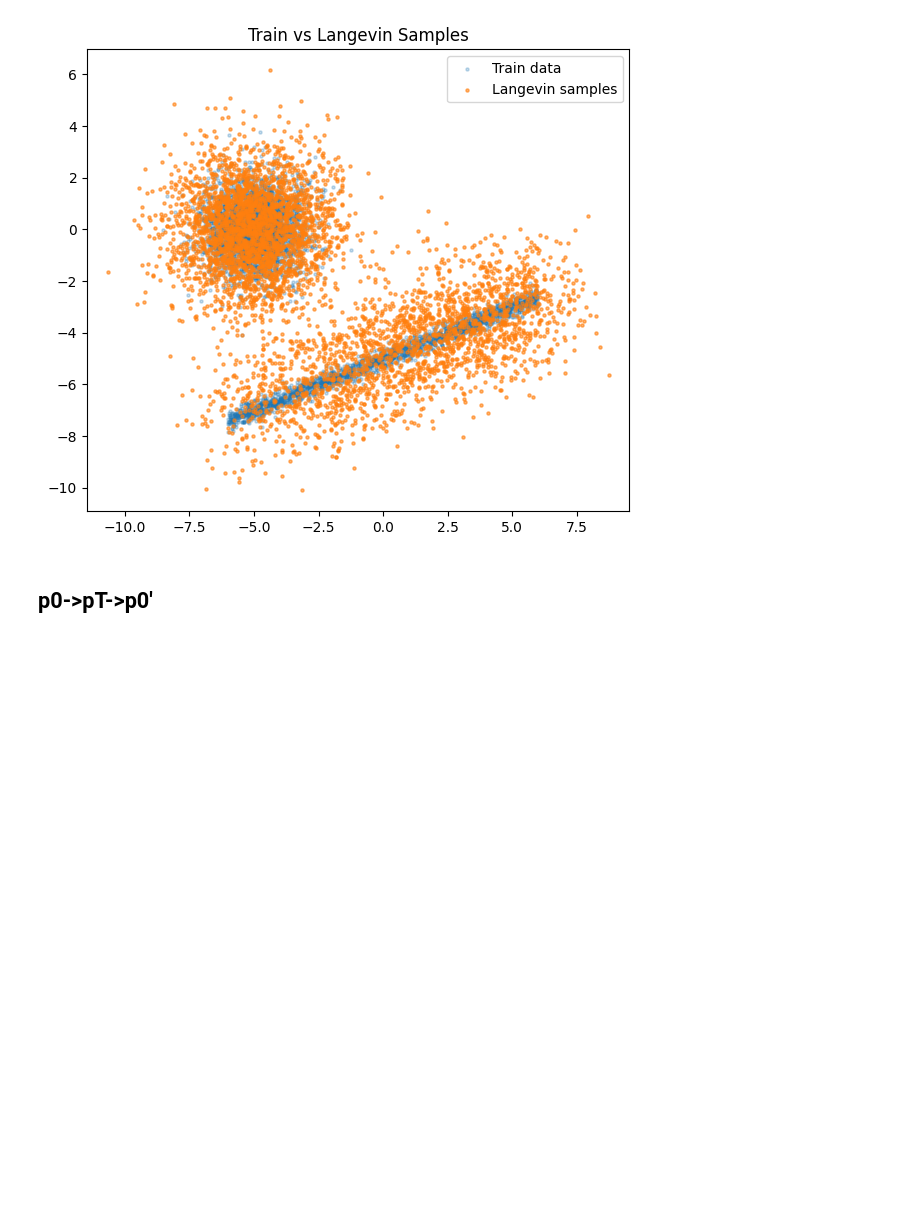
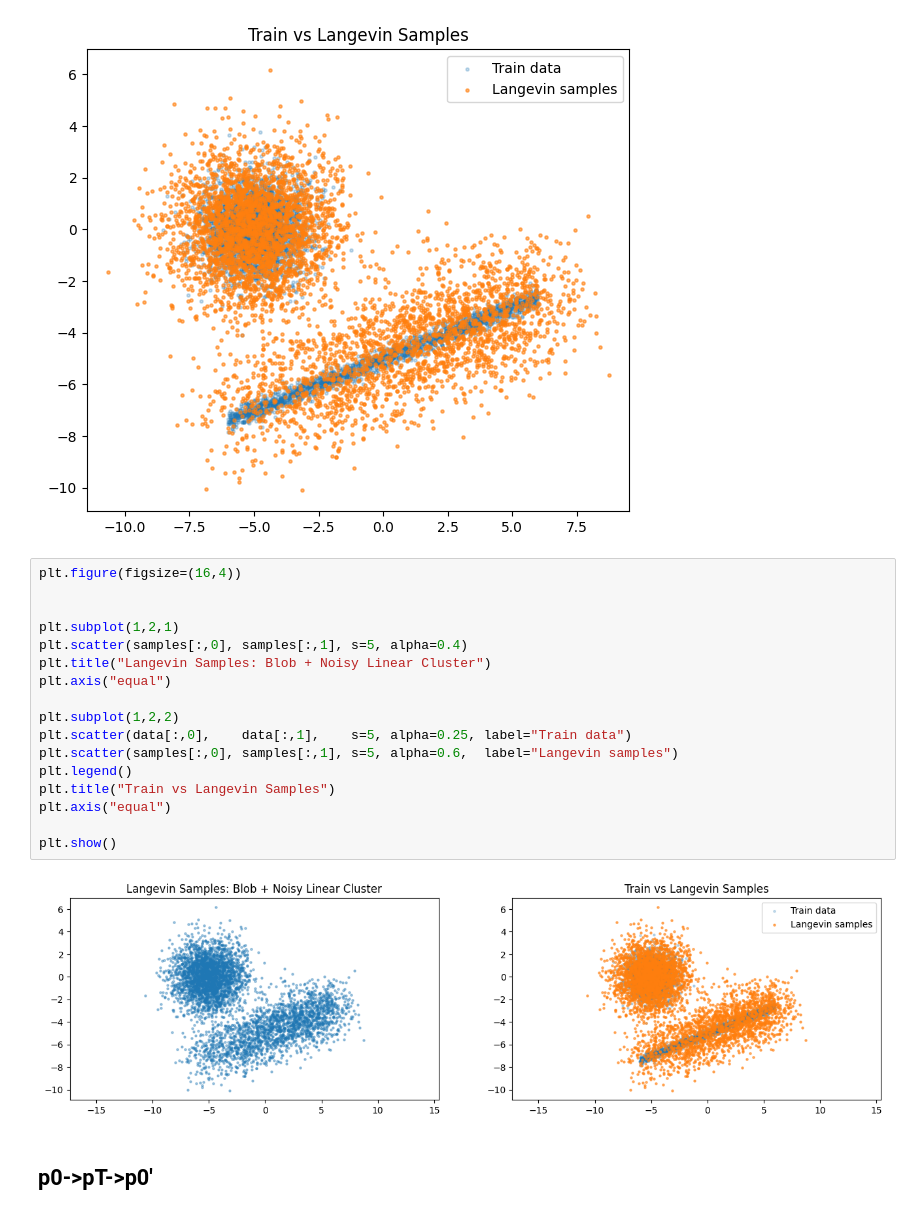
Before and after one commit to XuanWeiWang-999/1141ML-Final-Reconstructing-Ancient-Life-through-Molecular-Diffusion-Models313652018, a Jupyter notebook: code space/code_4-DSM 2D_blobLine.ipynb, the cells around one changed output. Saved outputs shown, nothing was run; the diff lists cells and outputs as text; blank space fills up the shorter version.

```diff
--- a/code space/code_4-DSM 2D_blobLine.ipynb
+++ b/code space/code_4-DSM 2D_blobLine.ipynb
@@ -194,6 +194,25 @@ plt.title("Train vs Langevin Samples")
 plt.show()
 # %% [output]
 [figure]
+# %%
+plt.figure(figsize=(16,4))
+
+
+plt.subplot(1,2,1)
+plt.scatter(samples[:,0], samples[:,1], s=5, alpha=0.4)
+plt.title("Langevin Samples: Blob + Noisy Linear Cluster")
+plt.axis("equal")
+
+plt.subplot(1,2,2)
+plt.scatter(data[:,0],    data[:,1],    s=5, alpha=0.25, label="Train data")
+plt.scatter(samples[:,0], samples[:,1], s=5, alpha=0.6,  label="Langevin samples")
+plt.legend()
+plt.title("Train vs Langevin Samples")
+plt.axis("equal")
+
+plt.show()
+# %% [output]
+[figure, added]
 # %% [markdown]
 ## p0->pT->p0'
 # %%
```
Also changed, not shown: 8 other files.
